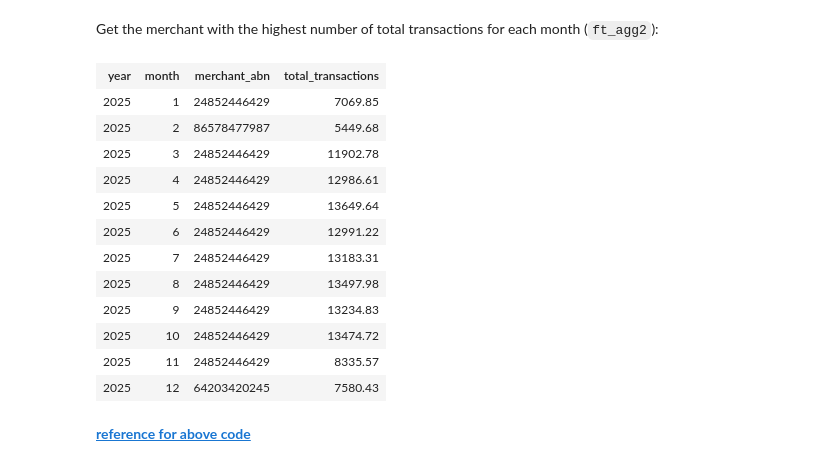
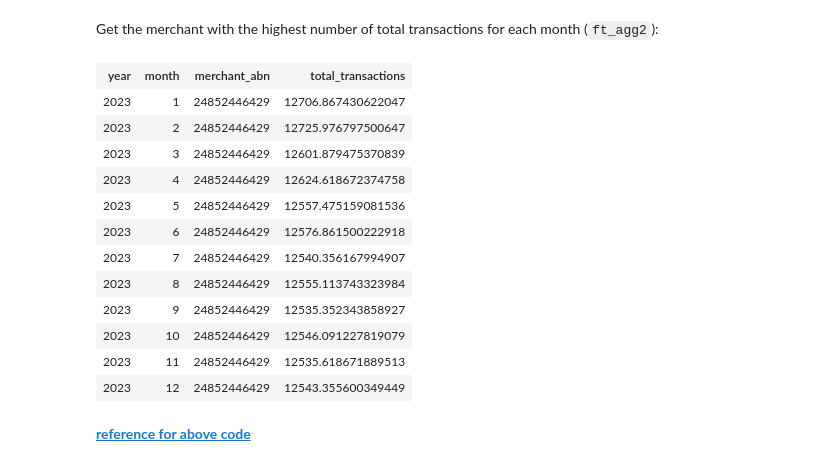
Before and after one commit to MAST30034-Applied-Data-Science/generic-buy-now-pay-later-project-group-35, a Jupyter notebook: notebooks/6-ranking_system.ipynb, the cells around one changed output. Saved outputs shown, nothing was run; the diff lists cells and outputs as text; code cells hidden in the pictures.

```diff
--- a/notebooks/6-ranking_system.ipynb
+++ b/notebooks/6-ranking_system.ipynb
@@ -111,26 +114,26 @@ Get the merchant with the highest number of total transactions for each month (`
 # %%
 w = Window.partitionBy('month')
 
-ft_agg2 = ft_agg1 \
+ft_agg2 = future_trans_sdf \
     .withColumn('maxT', F.max('total_transactions').over(w)) \
     .where(F.col('total_transactions') == F.col('maxT')) \
     .drop('maxT')
 
 ft_agg2
 # %% [output]
 | year | month | merchant_abn | total_transactions |
-| 2025 | 1 | 24852446429 | 7069.85 |
-| 2025 | 2 | 86578477987 | 5449.68 |
-| 2025 | 3 | 24852446429 | 11902.78 |
-| 2025 | 4 | 24852446429 | 12986.61 |
-| 2025 | 5 | 24852446429 | 13649.64 |
-| 2025 | 6 | 24852446429 | 12991.22 |
-| 2025 | 7 | 24852446429 | 13183.31 |
-| 2025 | 8 | 24852446429 | 13497.98 |
-| 2025 | 9 | 24852446429 | 13234.83 |
-| 2025 | 10 | 24852446429 | 13474.72 |
-| 2025 | 11 | 24852446429 | 8335.57 |
-| 2025 | 12 | 64203420245 | 7580.43 |
+| 2023 | 1 | 24852446429 | 12706.867430622047 |
+| 2023 | 2 | 24852446429 | 12725.976797500647 |
+| 2023 | 3 | 24852446429 | 12601.879475370839 |
+| 2023 | 4 | 24852446429 | 12624.618672374758 |
+| 2023 | 5 | 24852446429 | 12557.475159081536 |
+| 2023 | 6 | 24852446429 | 12576.861500222918 |
+| 2023 | 7 | 24852446429 | 12540.356167994907 |
+| 2023 | 8 | 24852446429 | 12555.113743323984 |
+| 2023 | 9 | 24852446429 | 12535.352343858927 |
+| 2023 | 10 | 24852446429 | 12546.091227819079 |
+| 2023 | 11 | 24852446429 | 12535.618671889513 |
+| 2023 | 12 | 24852446429 | 12543.355600349449 |
 # %% [markdown]
 __[reference for above code](https://stackoverflow.com/questions/48829993/groupby-column-and-filter-rows-with-maximum-value-in-pyspark)__
 # %% [markdown]
```
Also changed, not shown: parts of 26 cells of this notebook, 3 other files.
